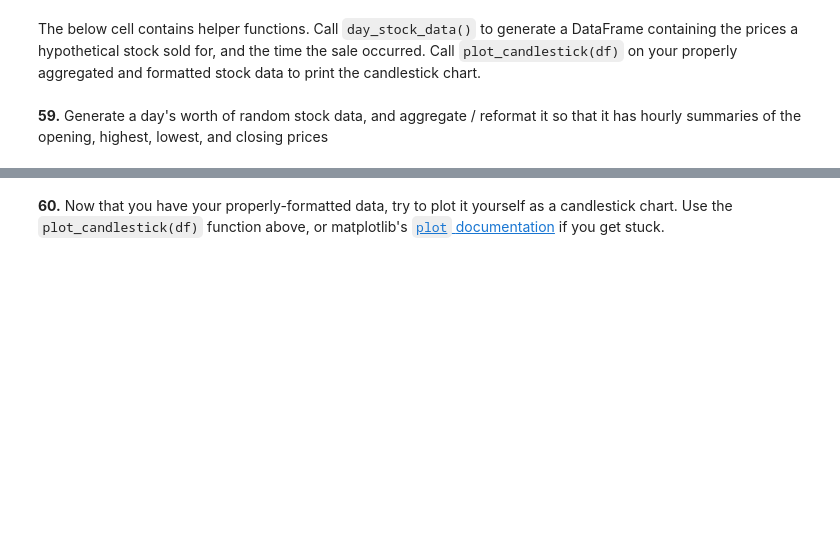
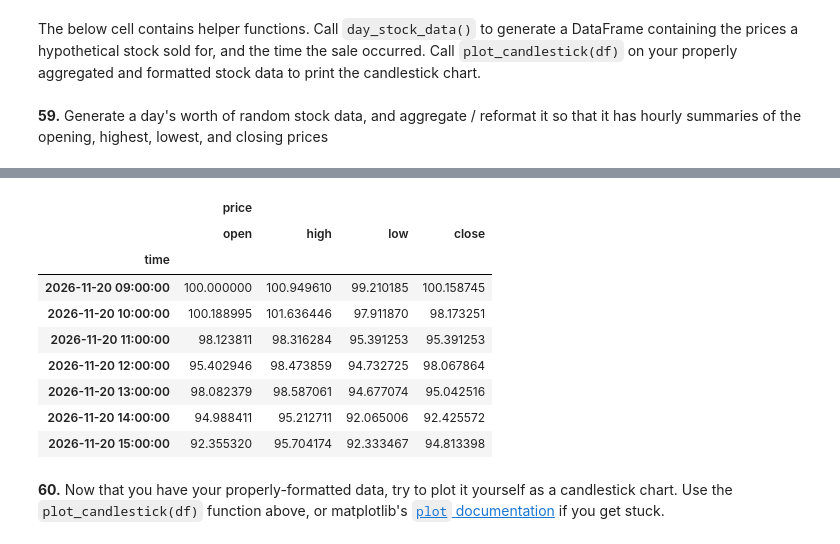
Before and after one commit to AI-DS-ML-Stats-Learning/Python-Programming, a Jupyter notebook: pandas/pandas_100/100-pandas-puzzles.ipynb, the cells around one changed output, grey strips where cells are left out. Cells and saved outputs as stored; diff of their text form; code cells hidden in the pictures; blank space fills up the shorter version.

````diff
--- a/pandas/pandas_100/100-pandas-puzzles.ipynb
+++ b/pandas/pandas_100/100-pandas-puzzles.ipynb
@@ -1695,2 +1713,16 @@ def plot_candlestick(agg):
+# %%
+ohlc_df = df.set_index('time').resample('h').ohlc()
+ohlc_df
+# %% [output]
+|  | price |  |  |  |
+|  | open | high | low | close |
+| time |  |  |  |  |
+| 2026-11-20 09:00:00 | 100.000000 | 100.949610 | 99.210185 | 100.158745 |
+| 2026-11-20 10:00:00 | 100.188995 | 101.636446 | 97.911870 | 98.173251 |
+| 2026-11-20 11:00:00 | 98.123811 | 98.316284 | 95.391253 | 95.391253 |
+| 2026-11-20 12:00:00 | 95.402946 | 98.473859 | 94.732725 | 98.067864 |
+| 2026-11-20 13:00:00 | 98.082379 | 98.587061 | 94.677074 | 95.042516 |
+| 2026-11-20 14:00:00 | 94.988411 | 95.212711 | 92.065006 | 92.425572 |
+| 2026-11-20 15:00:00 | 92.355320 | 95.704174 | 92.333467 | 94.813398 |
 # %% [markdown]
 **60.** Now that you have your properly-formatted data, try to plot it yourself as a candlestick chart.  Use the ```plot_candlestick(df)``` function above, or matplotlib's [```plot``` documentation](https://matplotlib.org/api/_as_gen/matplotlib.axes.Axes.plot.html) if you get stuck.
````
Also changed, not shown: parts of 7 cells of this notebook, 3 other files.
